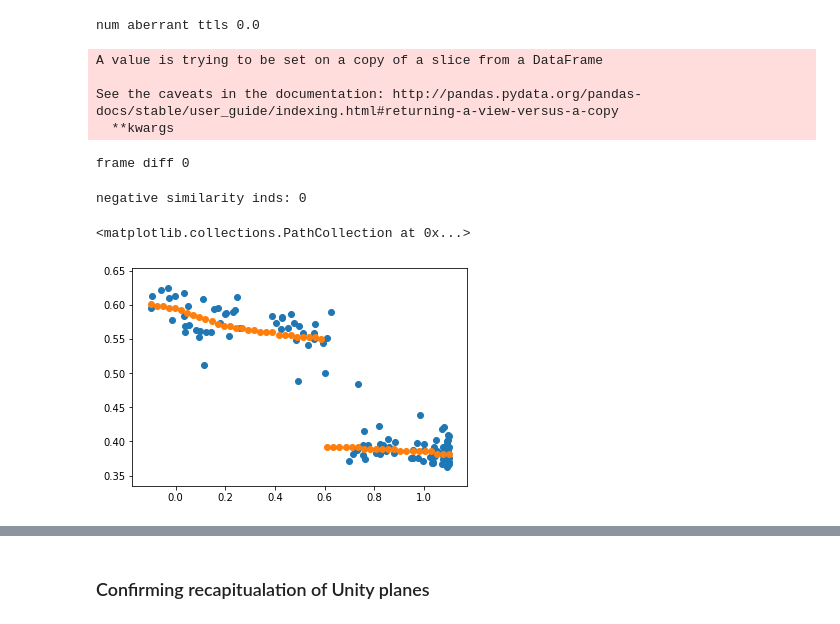
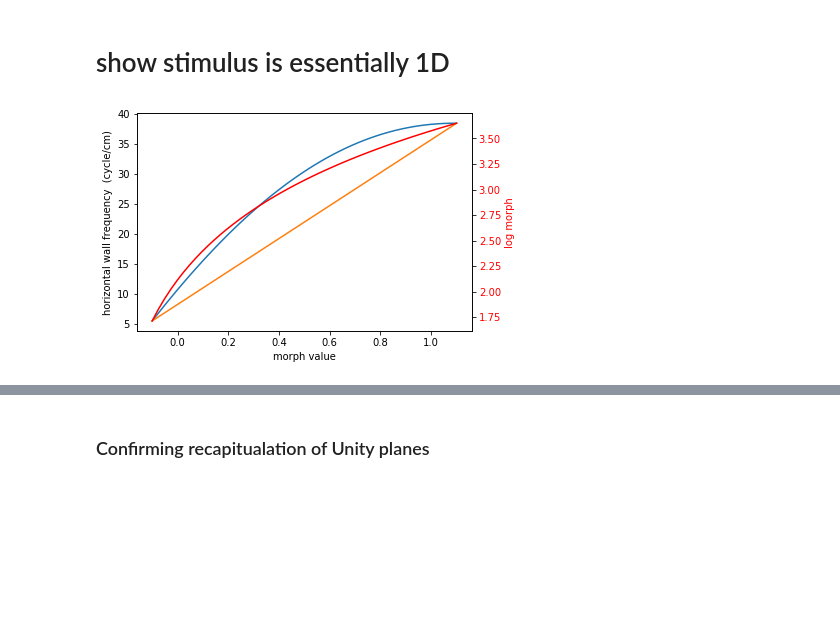
Before and after one commit to GiocomoLab/PlittGiocomo_2021, a Jupyter notebook: Prior4D.ipynb, the cells around one changed output, grey strips where cells are left out. Drawn from its saved outputs; the diff is of its cells as text; code cells hidden in the pictures; blank space fills up the shorter version.

```diff
--- a/Prior4D.ipynb
+++ b/Prior4D.ipynb
@@ -148,16 +32,0 @@ ax.plot(x,y)
-# %%
-mus = np.linspace(-.1,1.1)
-shat = np.zeros(mus.shape)
-for i,s in enumerate(mus):
-    l = gaussian(s,.3,x)
-#     l=l/l.sum()
-    post = l*y
-
-    shat[i] = x[np.argmax(post)]
-    if i%5==0:
-        f,ax = plt.subplots()
-        ax.fill_between(x,post)
-
-f,ax = plt.subplots()
-ax.scatter(mus,shat)
-ax.set_ylim([1.1,-.1])
@@ -221,34 +32,0 @@ Name: 1539, dtype: object
-# %%
-VRDat, C, S, A = pp.load_scan_sess(sess,fneu_coeff=.7)
-trial_info, tstart_inds, teleport_inds = u.by_trial_info(VRDat)
-S_trial_mat, occ_trial_mat, edges,centers = u.make_pos_bin_trial_matrices(S,
-                                            VRDat['pos']._values,tstart_inds,
-                                            teleport_inds,bin_size=10,
-                                            speed = VRDat['speed']._values)
-S_trial_mat[np.isnan(S_trial_mat)]=0
-# %% [output]
-num aberrant ttls 0.0
-A value is trying to be set on a copy of a slice from a DataFrame
-
-See the caveats in the documentation: http://pandas.pydata.org/pandas-docs/stable/user_guide/indexing.html#returning-a-view-versus-a-copy
-  **kwargs
-frame diff 0
-# %%
-rmask = trial_info['rewards']==0
-S_trial_mat[np.isnan(S_trial_mat)]=0
-# S_trial_mat is trials x positions x neurons
-S_trial_mat = sp.ndimage.filters.gaussian_filter1d(S_trial_mat,1,axis=1) # smooth position by 1 bin
-
-#flatten to be trial x positions*neurons
-S_tmat = np.reshape(S_trial_mat,[S_trial_mat.shape[0],-1])
-# divide trials by l2-norm
-S_tmat = S_tmat/np.linalg.norm(S_tmat,ord=2,axis=-1)[:,np.newaxis]
-# outer product give trial x trial cosine similarity
-S_t_rmat = np.matmul(S_tmat,S_tmat.T)
-# ensure that this is positive (should be true if using deconvolved rate)
-print("negative similarity inds:", (S_t_rmat<0).ravel().sum())
-
-# plot results
-# f_stsm,axtup_stsm = sm.plot_trial_simmat(S_t_rmat,trial_info)
-# %% [output]
-negative similarity inds: 0
@@ -280,7 +32,0 @@ for trial in range(effMorph.shape[0]): # for each trial
-# %%
-f,ax = plt.subplots()
-ax.scatter(wallMorph,sf)
-ax.scatter(mus,.2*(1.1-shat)+.38)
-# %% [output]
-<matplotlib.collections.PathCollection at 0x...>
-[figure, removed]
@@ -286,0 +91,20 @@ ax.scatter(mus,.2*(1.1-shat)+.38)
+# %% [markdown]
+# show stimulus is essentially 1D
+# %%
+m = np.linspace(-.1,1.1)
+f,ax = plt.subplots()
+ax.plot(m,xfreq(m))
+ax.plot(m,np.linspace(xfreq(-.1),xfreq(1.1)))
+ax.set_xlabel('morph value')
+ax.set_ylabel('horizontal wall frequency  (cycle/cm)')
+
+ax2= ax.twinx()
+ax2.plot(m,np.log(np.linspace(xfreq(-.1),xfreq(1.1))),color='red')
+ax2.set_ylabel('log morph',color='red')
+ax2.tick_params(axis='y',labelcolor='red')
+
+# ax.legend(('actual','morph'))
+# ax2.legend('log(morph)')
+f.savefig("D:\\Morph_Results\\wallmorph.png",format="png")
+# %% [output]
+[figure, added]
```
Also changed, not shown: parts of 41 cells of this notebook, 4 other files.
